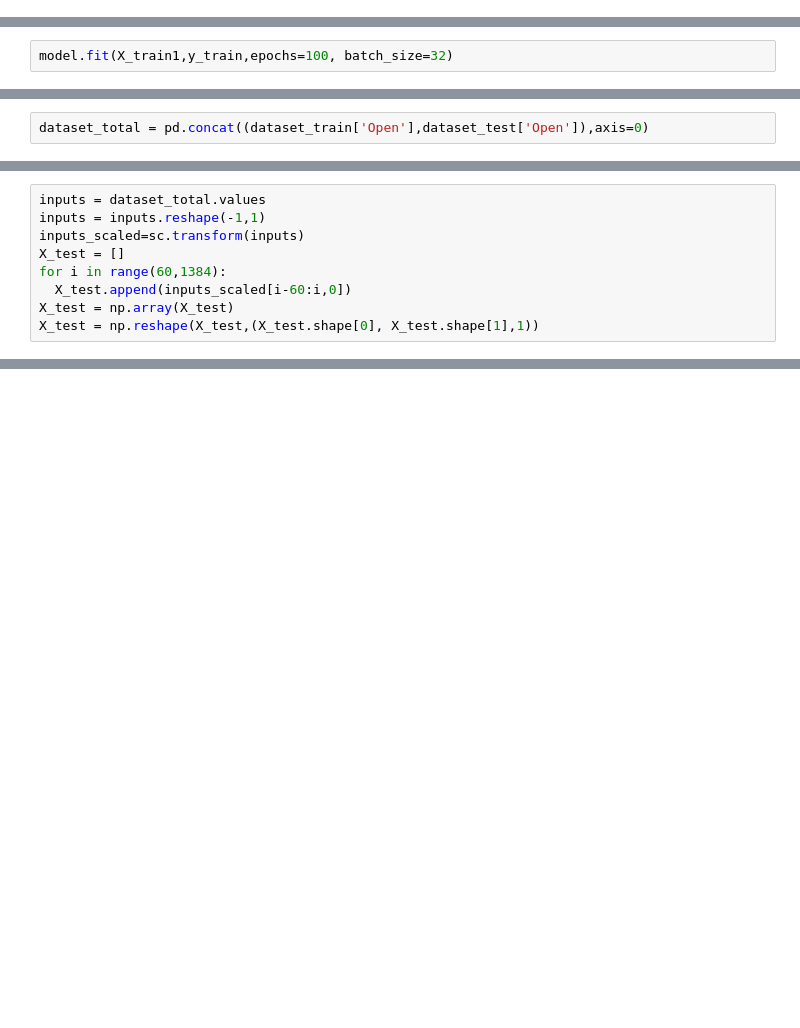
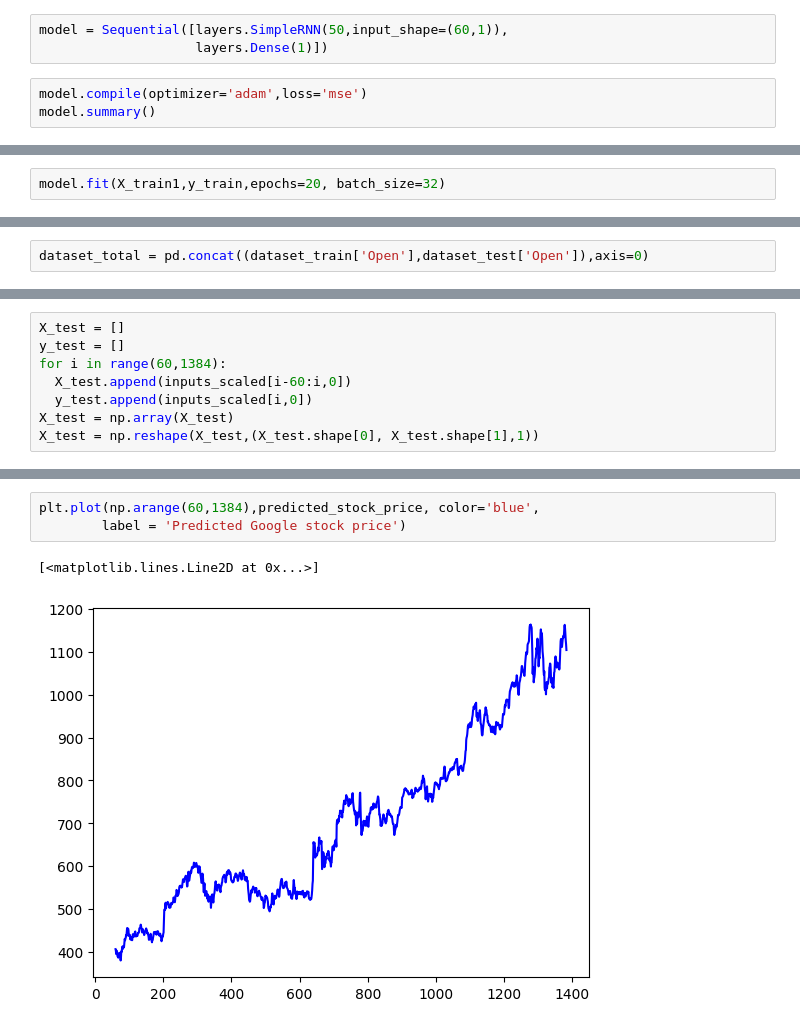
Before and after one commit to Sridharanjaisankar/rnn-stock-price-prediction, a Jupyter notebook: Ex05_StockPricePrediction.ipynb, the cells around one changed output, grey strips where cells are left out. Drawn from its saved outputs; the diff is of its cells as text; blank space fills up the shorter version.

```diff
--- a/Ex05_StockPricePrediction.ipynb
+++ b/Ex05_StockPricePrediction.ipynb
@@ -49,0 +61,6 @@ model.summary()
+# %%
+model = Sequential([layers.SimpleRNN(50,input_shape=(60,1)),
+                    layers.Dense(1)])
+# %%
+model.compile(optimizer='adam',loss='mse')
+model.summary()
@@ -50,2 +81,2 @@ model.summary()
 # %%
-model.fit(X_train1,y_train,epochs=100, batch_size=32)
+model.fit(X_train1,y_train,epochs=20, batch_size=32)
@@ -60,10 +116,9 @@ dataset_total = pd.concat((dataset_train['Open'],dataset_test['Open']),axis=0)
 # %%
-inputs = dataset_total.values
-inputs = inputs.reshape(-1,1)
-inputs_scaled=sc.transform(inputs)
 X_test = []
+y_test = []
 for i in range(60,1384):
   X_test.append(inputs_scaled[i-60:i,0])
+  y_test.append(inputs_scaled[i,0])
 X_test = np.array(X_test)
 X_test = np.reshape(X_test,(X_test.shape[0], X_test.shape[1],1))
 # %%
@@ -74,2 +138,8 @@ predicted_stock_price = sc.inverse_transform(predicted_stock_price_scaled)
+# %%
+plt.plot(np.arange(60,1384),predicted_stock_price, color='blue',
+		label = 'Predicted Google stock price')
+# %% [output]
+[<matplotlib.lines.Line2D at 0x...>]
+[figure, added]
 # %%
 plt.plot(np.arange(0,1384),inputs, color='red', label = 'Test(Real) Google stock price')
```
Also changed, not shown: parts of 20 cells of this notebook.
